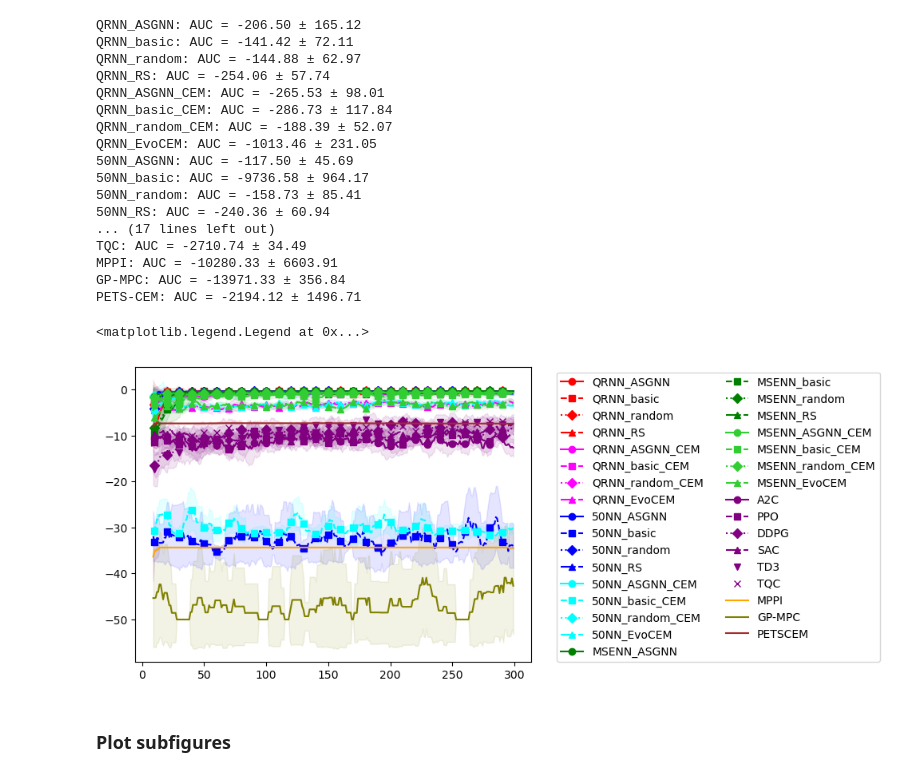
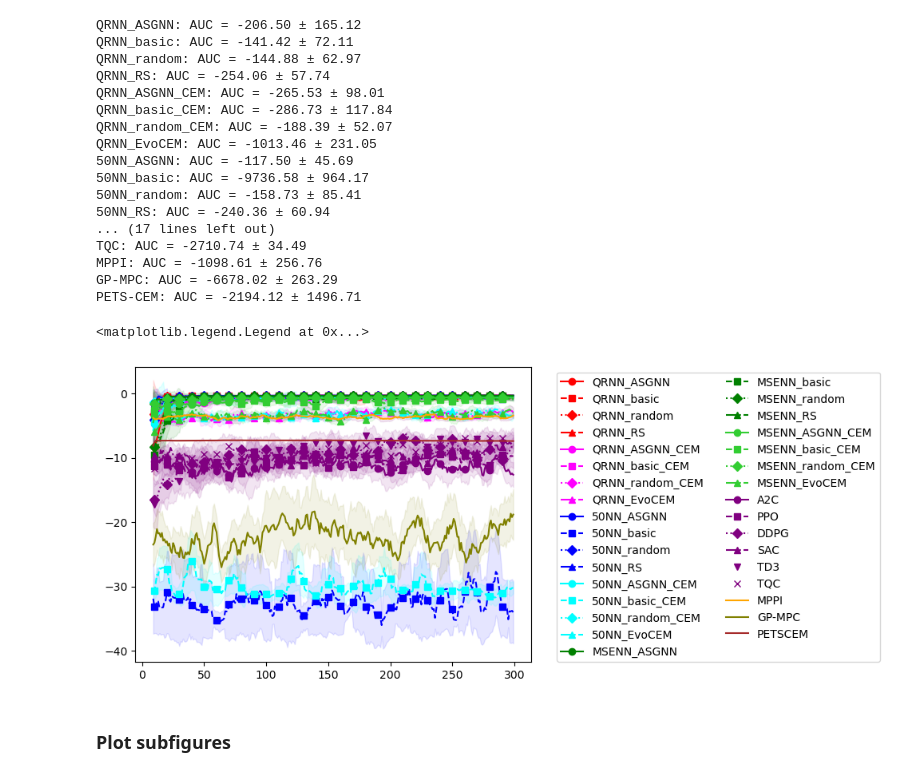
Before and after one commit to nicolasleblanc-poly/QRNN-MPC, a Jupyter notebook: PandaReachDense_analysis.ipynb, the cells around one changed output. Cells and saved outputs as stored; diff of their text form; code cells hidden in the pictures.

```diff
--- a/PandaReachDense_analysis.ipynb
+++ b/PandaReachDense_analysis.ipynb
@@ -371,7 +371,7 @@ for label, filepath in RL_methods.items():
     it += 1
 
 ########################
-prob_Control = "PandaReach"
+prob_Control = "PandaReachDense"
 Control_methods = {'MPPI': f'C:\\Users\\nicle\\Desktop\\QRNN-MPC\\MPPI\\{prob_Control}_MPPI_results.npz',
     'GPMPC': f'C:\\Users\\nicle\\Desktop\\QRNN-MPC\\GP_MPC\\{prob_Control}_GP-MPC_results.npz',
     # 'iLQR': f'C:\\Users\\nicle\\Desktop\\QRNN-MPC\\ilqr_s\\{prob_RL}_iLQR_results.npz',
@@ -440,36 +440,36 @@ plt.fill_between(range(len(smoothed_mean_GPMPC)),
                  color=color_GPMPC, alpha=0.1)
 # plt.plot(smoothed_mean_iLQR, label='iLQR', color=color_iLQR)
 # plt.fill_between(range(len(smoothed_mean_iLQR)),
 #                  smoothed_mean_iLQR - smoothed_std_iLQR,
 #                  smoothed_mean_iLQR + smoothed_std_iLQR,
 #                  color=color_iLQR, alpha=0.1)
 plt.plot(smoothed_mean_PETSCEM, label='PETSCEM', color=color_PETSCEM)
 plt.fill_between(range(len(smoothed_mean_PETSCEM)),
                  smoothed_mean_PETSCEM - smoothed_std_PETSCEM,
                  smoothed_mean_PETSCEM + smoothed_std_PETSCEM,
                  color=color_PETSCEM, alpha=0.1)
 
 plt.legend(bbox_to_anchor=(1.05, 1), loc='upper left',ncol=2)
 # %% [output]
 QRNN_ASGNN: AUC = -206.50 ± 165.12
 QRNN_basic: AUC = -141.42 ± 72.11
 QRNN_random: AUC = -144.88 ± 62.97
 QRNN_RS: AUC = -254.06 ± 57.74
 QRNN_ASGNN_CEM: AUC = -265.53 ± 98.01
 QRNN_basic_CEM: AUC = -286.73 ± 117.84
 QRNN_random_CEM: AUC = -188.39 ± 52.07
 QRNN_EvoCEM: AUC = -1013.46 ± 231.05
 50NN_ASGNN: AUC = -117.50 ± 45.69
 50NN_basic: AUC = -9736.58 ± 964.17
 50NN_random: AUC = -158.73 ± 85.41
 50NN_RS: AUC = -240.36 ± 60.94
 ... (17 lines left out)
 TQC: AUC = -2710.74 ± 34.49
-MPPI: AUC = -10280.33 ± 6603.91
-GP-MPC: AUC = -13971.33 ± 356.84
+MPPI: AUC = -1098.61 ± 256.76
+GP-MPC: AUC = -6678.02 ± 263.29
 PETS-CEM: AUC = -2194.12 ± 1496.71
 <matplotlib.legend.Legend at 0x...>
-[figure, old version]
+[figure, new version]
 # %% [markdown]
 ### Plot subfigures
 # %%
```
Also changed, not shown: parts of 1 cell of this notebook, 6 other files.
